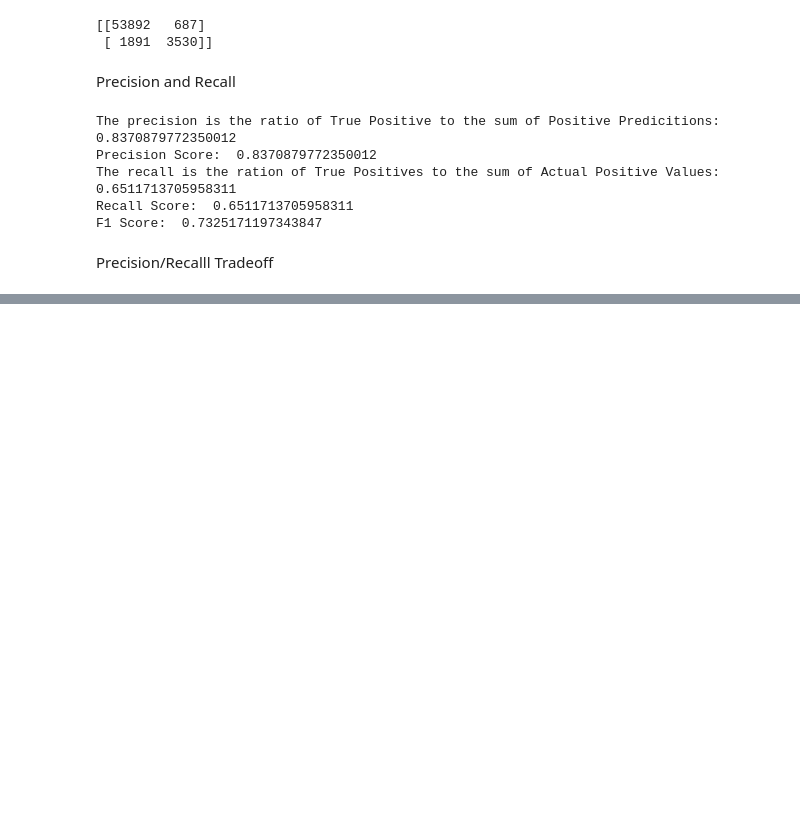
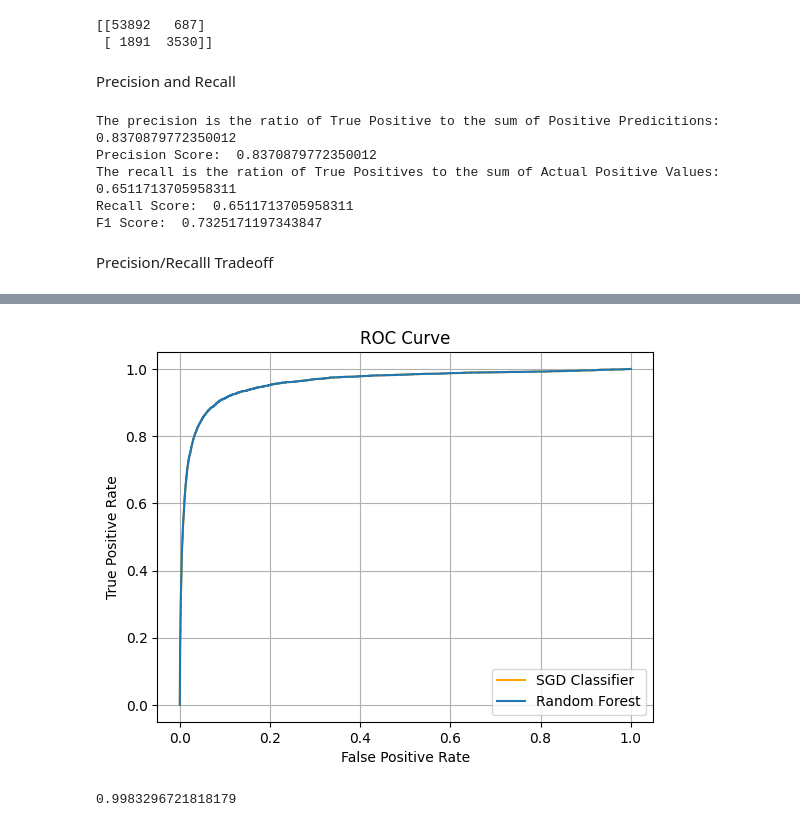
Before and after one commit to richardronyo/ml-experiments, a Jupyter notebook: homl/classification_notes.ipynb, the cells around one changed output, grey strips where cells are left out. Saved outputs shown, nothing was run; the diff lists cells and outputs as text; code cells hidden in the pictures; blank space fills up the shorter version.

```diff
--- a/homl/classification_notes.ipynb
+++ b/homl/classification_notes.ipynb
@@ -130,0 +208,17 @@ Precision/Recalll Tradeoff
+# %%
+from sklearn.ensemble import RandomForestClassifier
+#Now we will train a Random Forest Classifier and Compare it to a Stochastic Gradient Classifier
+
+rf_clf = RandomForestClassifier(random_state = 42)
+y_probas_forest = cross_val_predict(rf_clf, X_train, y_train_5, cv = 3, method = 'predict_proba')
+y_scores_rf = y_probas_forest[:, 1]
+fpr_forest, tpr_forest, thresholds_forest = roc_curve(y_train_5, y_scores)
+
+plt.plot(fpr, tpr, color = 'orange', label = 'SGD Classifier')
+plot_roc_curve(fpr_forest, tpr_forest, label = 'Random Forest')
+# %% [output]
+[figure, added]
+# %%
+roc_auc_score(y_train_5, y_scores_rf)
+# %% [output]
+0.9983296721818179
```
Also changed, not shown: parts of 7 cells of this notebook.
